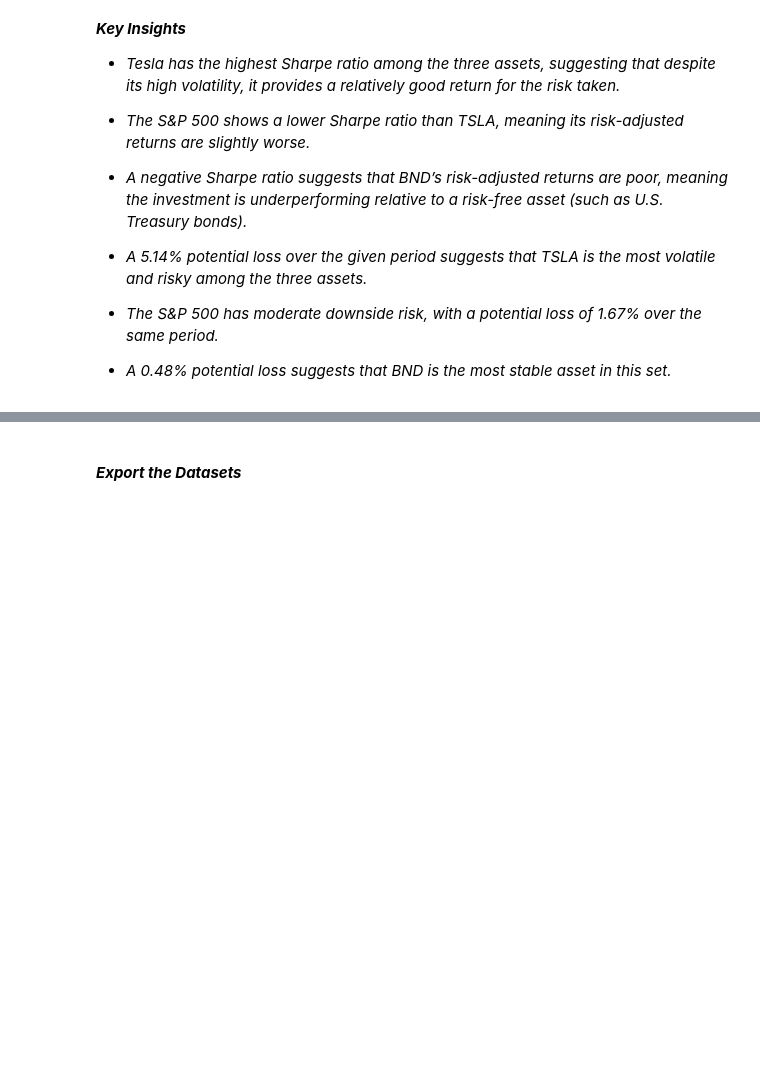
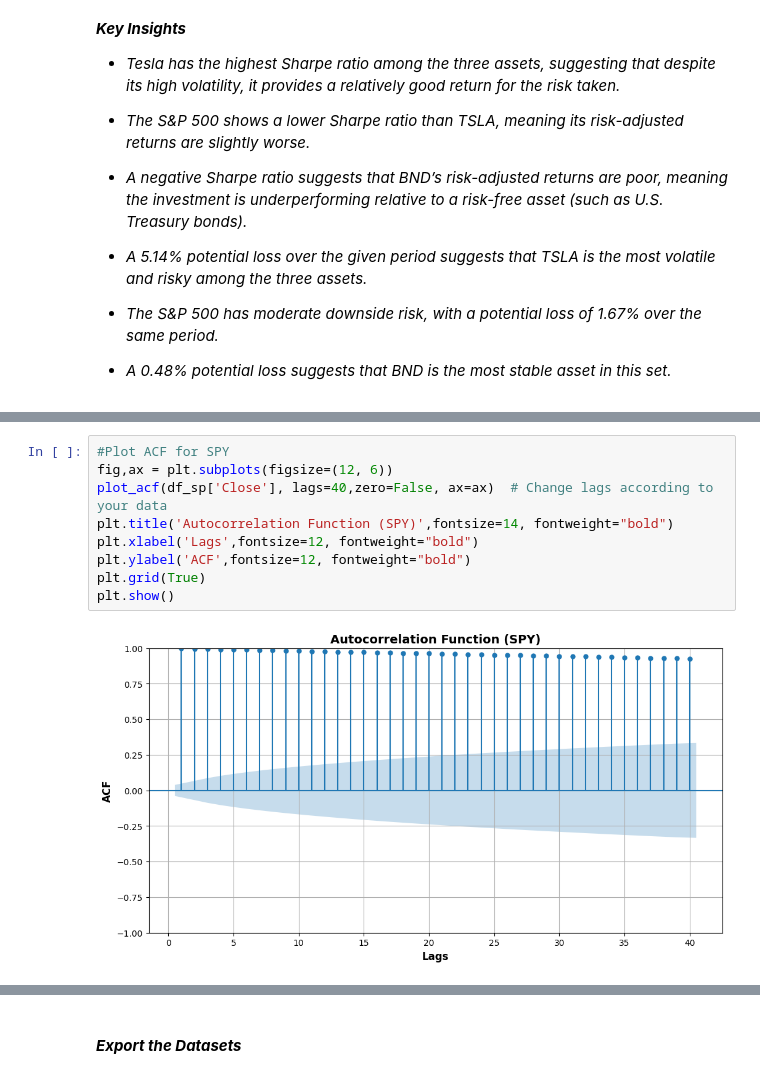
Before and after one commit to wastb/KIAM-Week11, a Jupyter notebook: notebooks/EDA.ipynb, the cells around one changed output, grey strips where cells are left out. Saved outputs shown, nothing was run; the diff lists cells and outputs as text; blank space fills up the shorter version.

```diff
--- a/notebooks/EDA.ipynb
+++ b/notebooks/EDA.ipynb
@@ -351,0 +393,11 @@ VaR ratio for BND: -0.0048010439816764325
+# %%
+#Plot ACF for SPY
+fig,ax = plt.subplots(figsize=(12, 6))
+plot_acf(df_sp['Close'], lags=40,zero=False, ax=ax)  # Change lags according to your data
+plt.title('Autocorrelation Function (SPY)',fontsize=14, fontweight="bold")
+plt.xlabel('Lags',fontsize=12, fontweight="bold")
+plt.ylabel('ACF',fontsize=12, fontweight="bold")
+plt.grid(True)
+plt.show()
+# %% [output]
+[figure, added]
```
Also changed, not shown: parts of 20 cells of this notebook, 1 other file.
